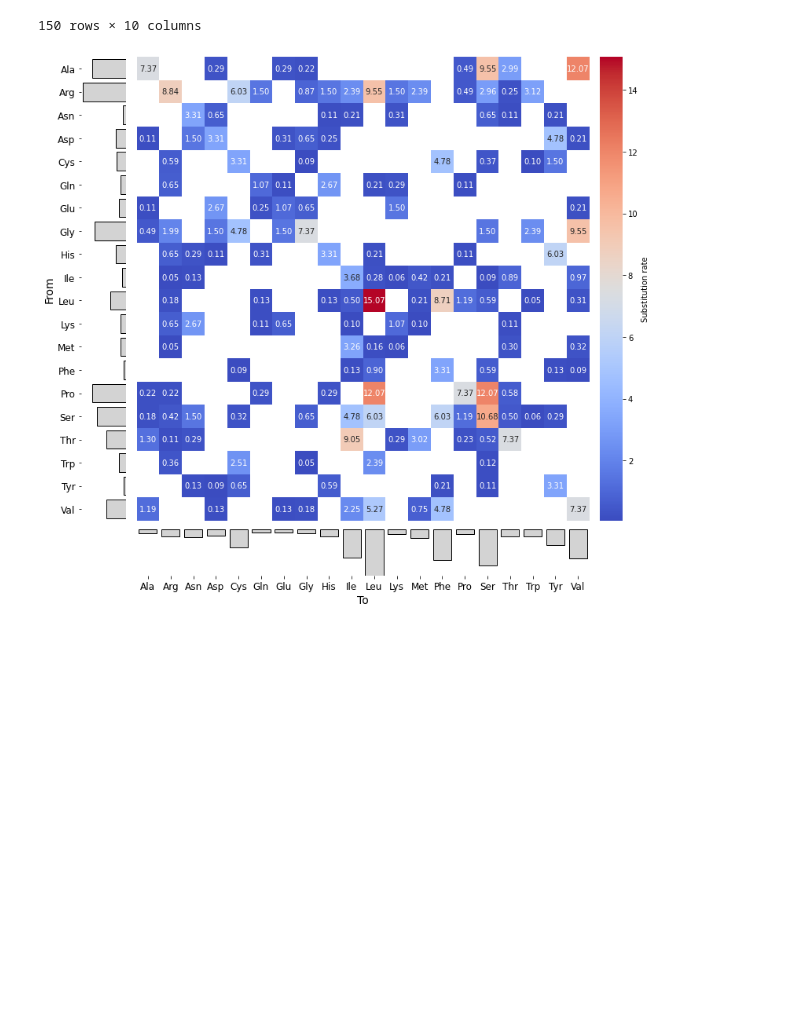
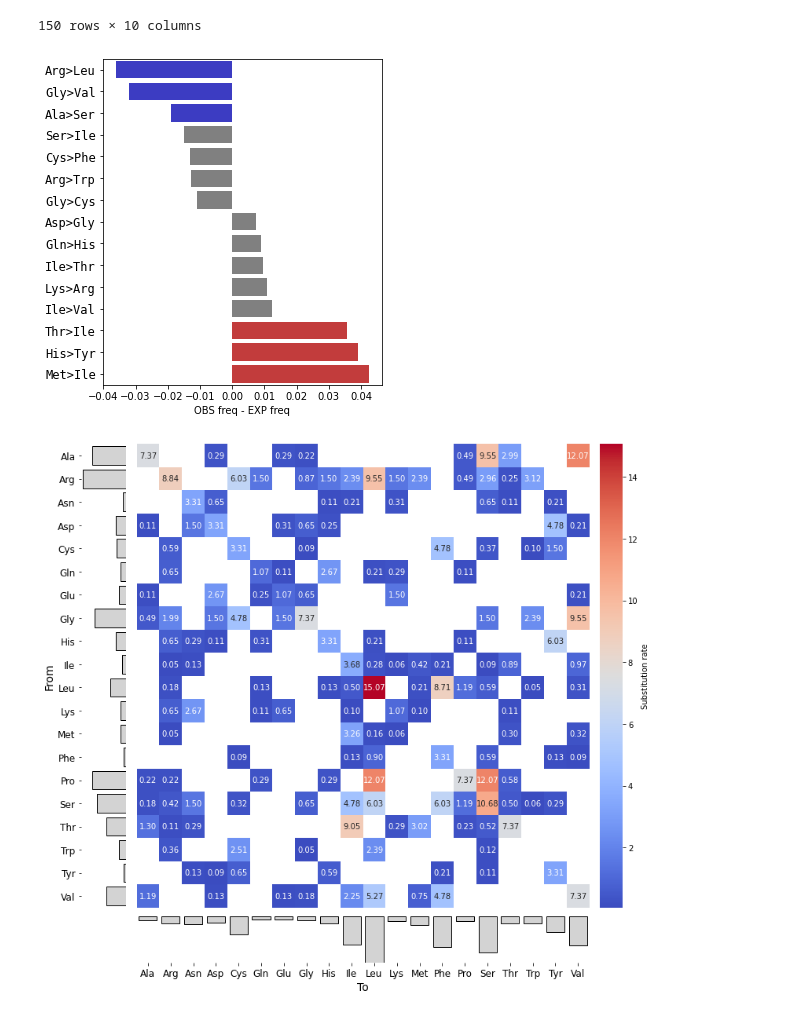
Before and after one commit to mitoclub/RNAViralMutSpec, a Jupyter notebook: sars-cov-2_aa_subst/process.ipynb, the cells around one changed output. Saved outputs shown, nothing was run; the diff lists cells and outputs as text; code cells hidden in the pictures; blank space fills up the shorter version.

```diff
--- a/sars-cov-2_aa_subst/process.ipynb
+++ b/sars-cov-2_aa_subst/process.ipynb
@@ -345,6 +345,30 @@ aa_subst
 | 165 | Val | Met | 121.0 | 0.080152 | 76.238286 | 0.748720 | 192.838860 | -116.600574 | 0.001306 | ... |
 | 166 | Val | Phe | 1343.0 | 0.080152 | 846.181966 | 4.776800 | 1230.303275 | -384.121309 | 0.014492 | ... |
 150 rows × 10 columns
+# %%
+aa_subst['label'] = aa_subst.aa1 + '>' + aa_subst.aa2
+aa_subst['diff_rel'] = aa_subst['nobs_freqs'] - aa_subst['nexp_freqs']
+# %%
+a = aa_subst['diff_rel'][aa_subst['diff_rel']>0].quantile(0.9)
+b = aa_subst['diff_rel'][aa_subst['diff_rel']<0].quantile(0.1)
+
+_d = aa_subst[(aa_subst['diff_rel'] > a) | (aa_subst['diff_rel'] < b)].copy()
+
+plt.figure(figsize=(5, 6))
+sns.barplot(aa_subst, y='label', x='diff_rel', color='gray',
+            order=_d.sort_values('diff_rel').label)
+
+sns.barplot(aa_subst, y='label', x='diff_rel', color='red', alpha=0.7,
+            order=_d.sort_values('diff_rel').tail(3).label)
+sns.barplot(aa_subst, y='label', x='diff_rel', color='blue', alpha=0.7,
+            order=_d.sort_values('diff_rel').head(3).label)
+
+plt.ylabel('')
+plt.xlabel('OBS freq - EXP freq')
+plt.yticks(fontsize=12, fontname='monospace')
+plt.show()
+# %% [output]
+[figure, added]
 # %%
 plot_exp_heatmap(exp_aa_subst_matrix, 'figures/exp_exp_aa_subst_matrix_20A.pdf', show=True, annot=True)
 # %% [output]
```
Also changed, not shown: parts of 5 cells of this notebook, 3 other files.
